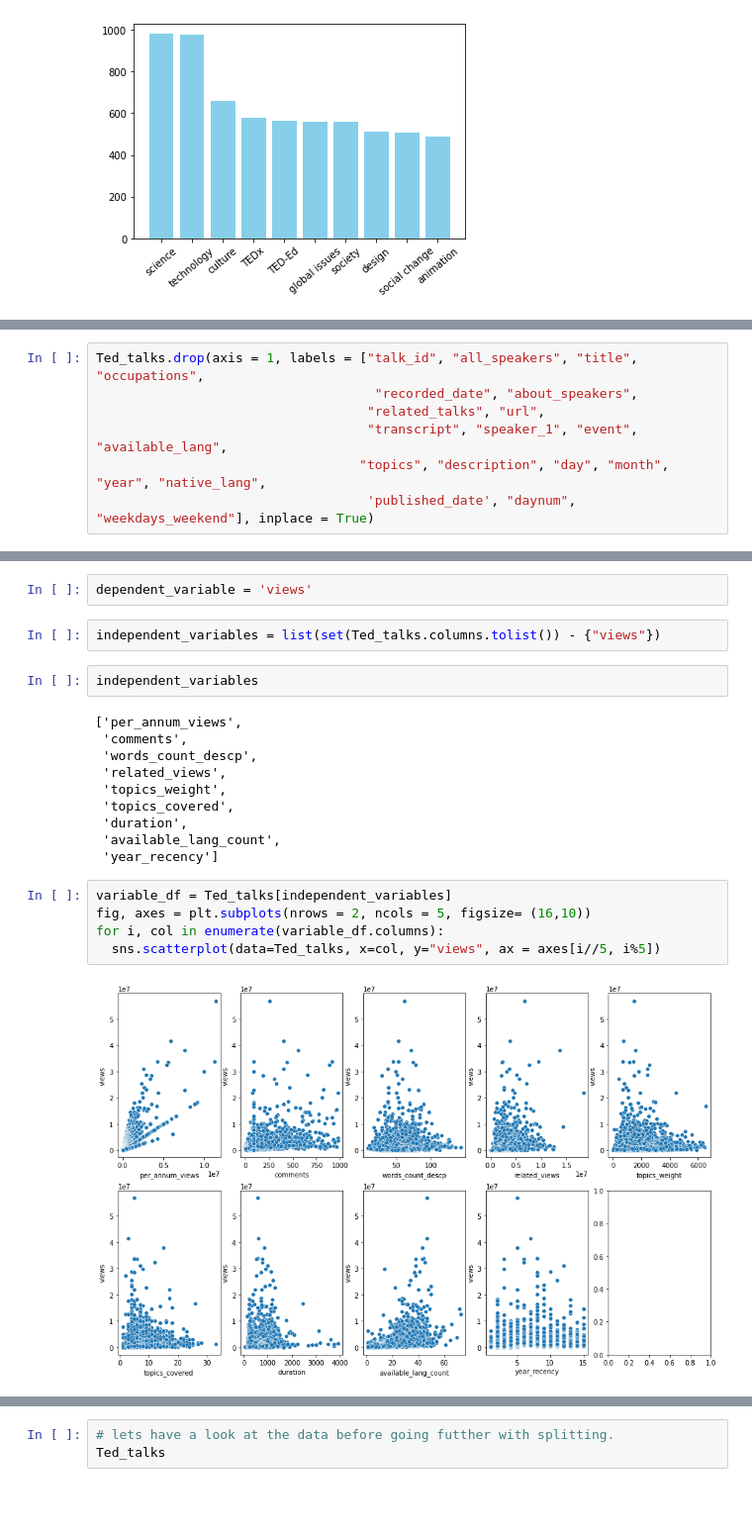
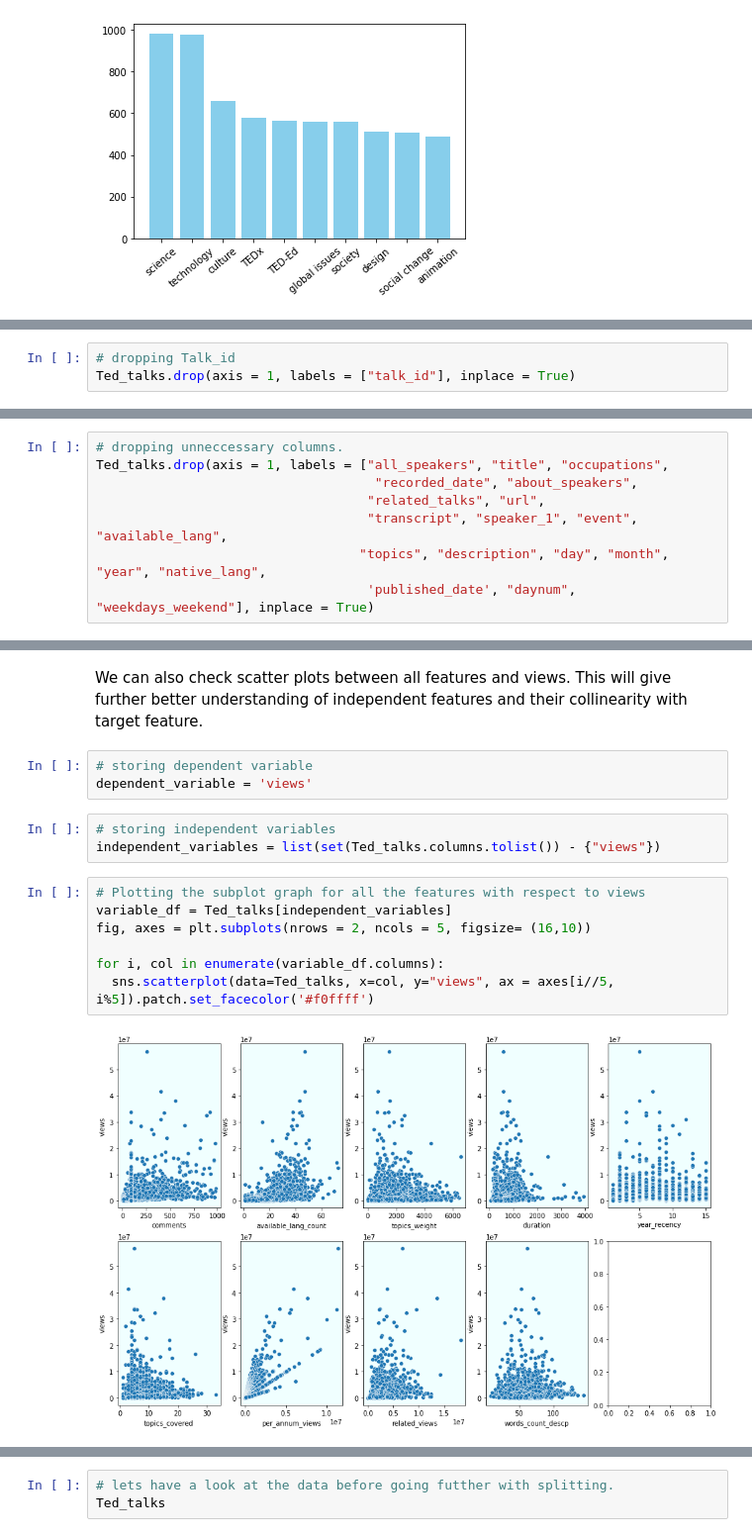
Before and after one commit to Keshav1506/Ted-Talks-views-Prediction-Model, a Jupyter notebook: Ted_Talk_Prediction.ipynb, the cells around one changed output, grey strips where cells are left out. Shown at 99% size. Cells and saved outputs as stored; diff of their text form; blank space fills up the shorter version.

```diff
--- a/Ted_Talk_Prediction.ipynb
+++ b/Ted_Talk_Prediction.ipynb
@@ -716,0 +734,3 @@ for row in Ted_talks.index:
+# %%
+# dropping Talk_id
+Ted_talks.drop(axis = 1, labels = ["talk_id"], inplace = True)
@@ -717,5 +751,6 @@ for row in Ted_talks.index:
 # %%
-Ted_talks.drop(axis = 1, labels = ["talk_id", "all_speakers", "title", "occupations",
+# dropping unneccessary columns.
+Ted_talks.drop(axis = 1, labels = ["all_speakers", "title", "occupations",
                                     "recorded_date", "about_speakers",
                                    "related_talks", "url",
                                    "transcript", "speaker_1", "event",  "available_lang",
@@ -728,26 +766,20 @@ sns.heatmap(correlmap, annot=True, ax = ax)
 # %% [output]
 <matplotlib.axes._subplots.AxesSubplot at 0x...>
 [figure]
-# %%
-dependent_variable = 'views'
+# %% [markdown]
+We can also check scatter plots between all features and views. This will give further better understanding of independent features and their collinearity with target feature.
+# %%
+# storing dependent variable
+dependent_variable = 'views'
 # %%
+# storing independent variables
 independent_variables = list(set(Ted_talks.columns.tolist()) - {"views"})
-# %%
-independent_variables
-# %% [output]
-['per_annum_views',
- 'comments',
- 'words_count_descp',
- 'related_views',
- 'topics_weight',
- 'topics_covered',
- 'duration',
- 'available_lang_count',
- 'year_recency']
 # %%
+# Plotting the subplot graph for all the features with respect to views
 variable_df = Ted_talks[independent_variables]
 fig, axes = plt.subplots(nrows = 2, ncols = 5, figsize= (16,10))
+
 for i, col in enumerate(variable_df.columns):
-  sns.scatterplot(data=Ted_talks, x=col, y="views", ax = axes[i//5, i%5])
+  sns.scatterplot(data=Ted_talks, x=col, y="views", ax = axes[i//5, i%5]).patch.set_facecolor('#f0ffff')
 # %% [output]
-[figure, old version]
+[figure, new version]
```
Also changed, not shown: parts of 89 cells of this notebook.
